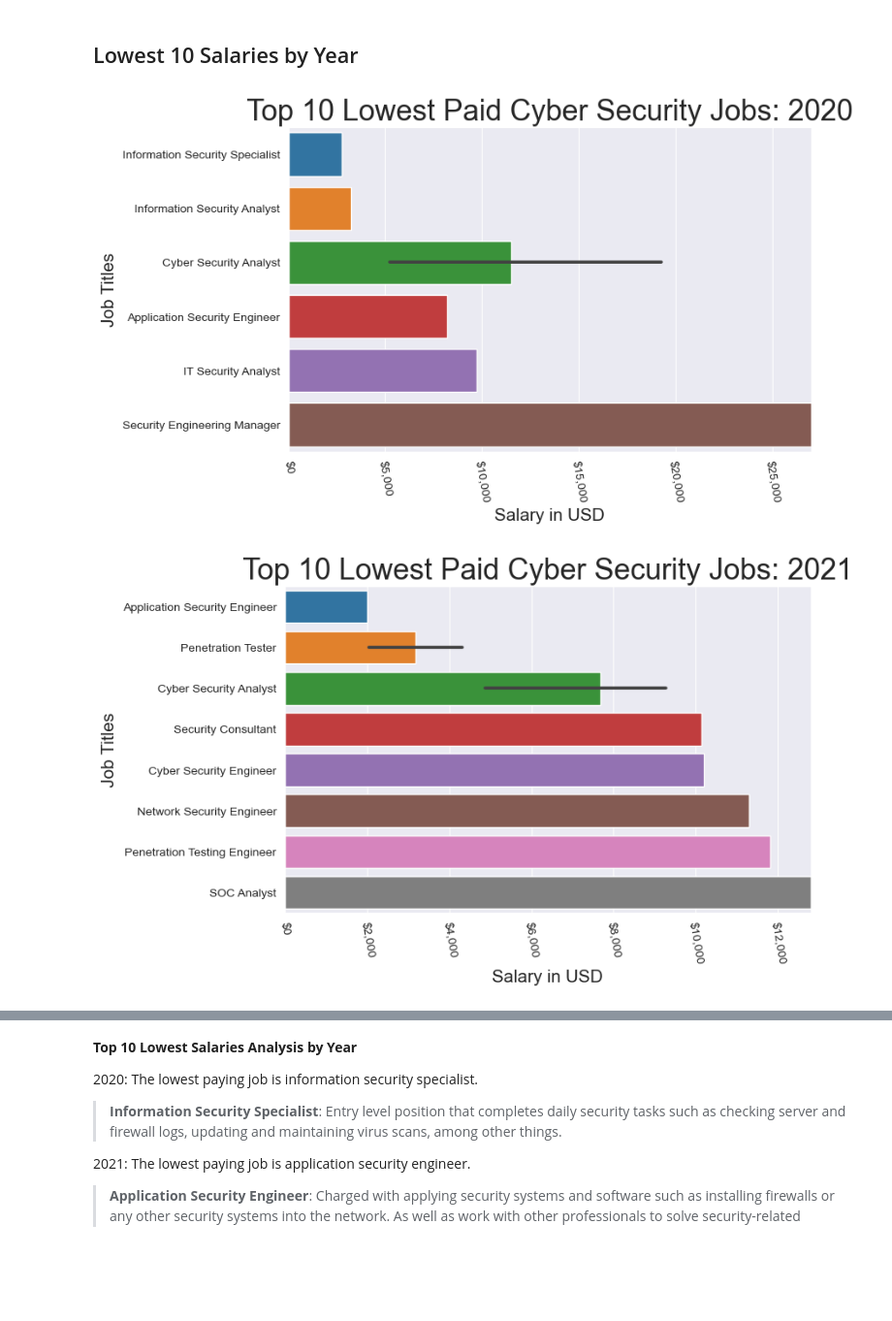
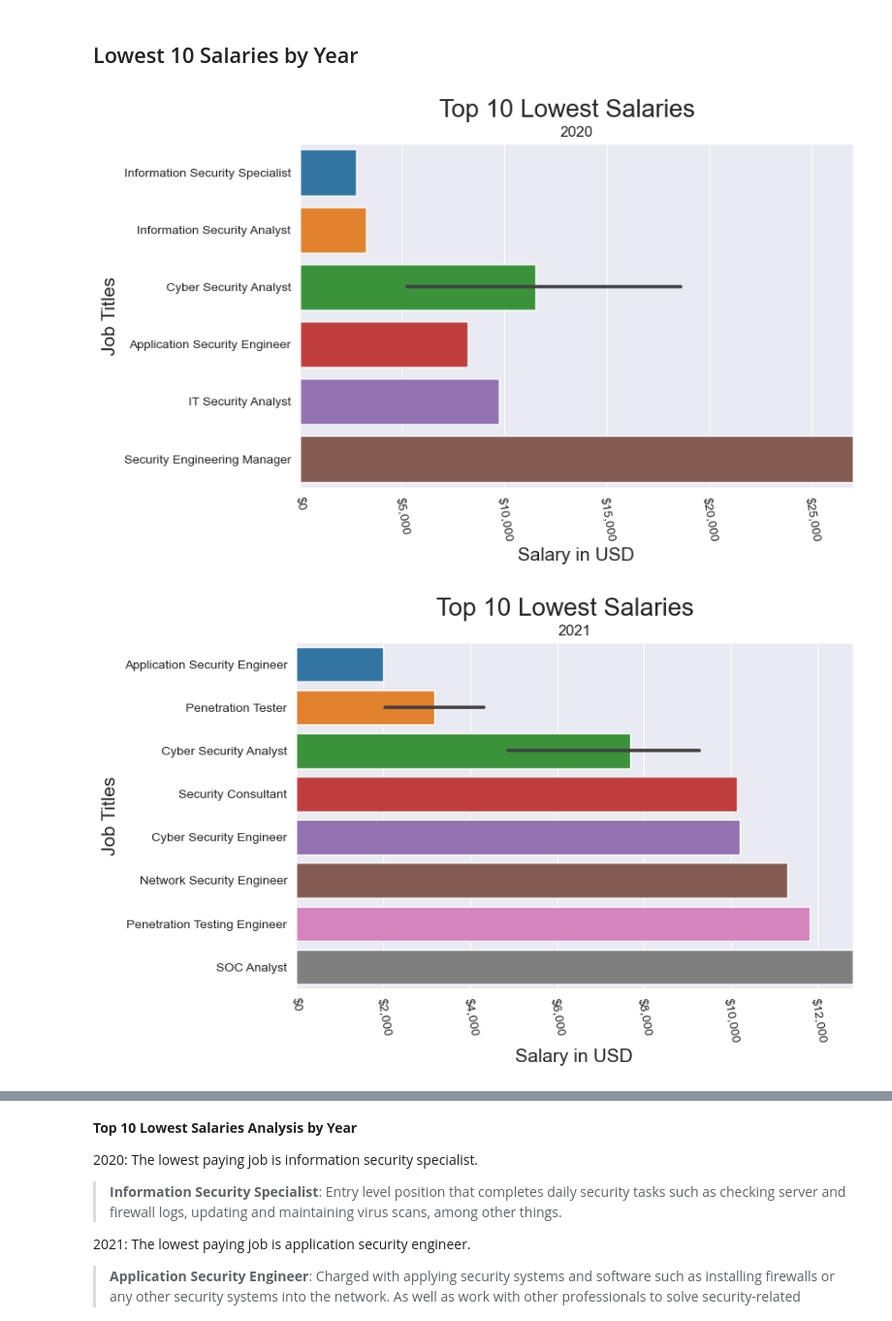
Before and after one commit to SantosAbimaelRomero/Cyber-Security-Salaries, a Jupyter notebook: Cyber Security Salary Presentation.ipynb, the cells around one changed output, grey strips where cells are left out. Shown at 97% size. Drawn from its saved outputs; the diff is of its cells as text; code cells hidden in the pictures; blank space fills up the shorter version.

```diff
--- a/Cyber Security Salary Presentation.ipynb
+++ b/Cyber Security Salary Presentation.ipynb
@@ -330,27 +330,27 @@ From 2020 to 2022 we see a sudden shift in desire from someone who can organize
 2023 and beyond: For anyone seeking to make the highest salary possible in the cyber security field will most likely need to focus more on field expertise rather than the business/governance side of cyber security as the need to either prevent or quickly and accurately respond will only increase as IoT and other technologies begin to control more and more aspects of company and personal life based on the data presented here.
 # %% [markdown]
 ## Lowest 10 Salaries by Year
-# %%
-def low_10(data):
-    price_fmt = mpl.ticker.StrMethodFormatter('${x:,.0f}')
-
-    fig, ax = plt.subplots(figsize= (8,5))
-    sns.set_style("darkgrid")
-
-    sns.barplot(data=data.tail(11), y='job_title', x='salary_in_usd')
-    plt.xticks(rotation=-80)
-    plt.ylabel('Job Titles', fontsize=15)
-    plt.xlim(left=0, right=data['salary_in_usd'].max())
-    plt.xlabel('Salary in USD', fontsize=15)
-    ax.xaxis.set_major_formatter(price_fmt)
-    plt.title(f"{pd.unique(data['work_year']).item()}");
-    plt.suptitle(f"Top 10 Lowest Salaries", fontsize=20)
+# %%
+def low_10(data):
+    price_fmt = mpl.ticker.StrMethodFormatter('${x:,.0f}')
+
+    fig, ax = plt.subplots(figsize= (8,5))
+    sns.set_style("darkgrid")
+
+    sns.barplot(data=data.head(11), y='job_title', x='salary_in_usd')
+    plt.xticks(rotation=-80)
+    plt.ylabel('Job Titles', fontsize=15)
+    plt.xlim(left=0, right=data.head(11)['salary_in_usd'].max())
+    plt.xlabel('Salary in USD', fontsize=15)
+    ax.xaxis.set_major_formatter(price_fmt)
+    plt.title(f"{pd.unique(data['work_year']).item()}");
+    plt.suptitle(f"Top 10 Lowest Salaries", fontsize=20)
 # %%
-top_10(df_2020.head(11), '2020', 'Lowest')
+low_10(df_2020)
 # %% [output]
-[figure, old version]
+[figure, new version]
 # %%
-top_10(df_2021.head(11), '2021', 'Lowest')
+low_10(df_2021)
 # %% [output]
-[figure, old version]
+[figure, new version]
 # %%
```
Also changed, not shown: parts of 16 cells of this notebook.
